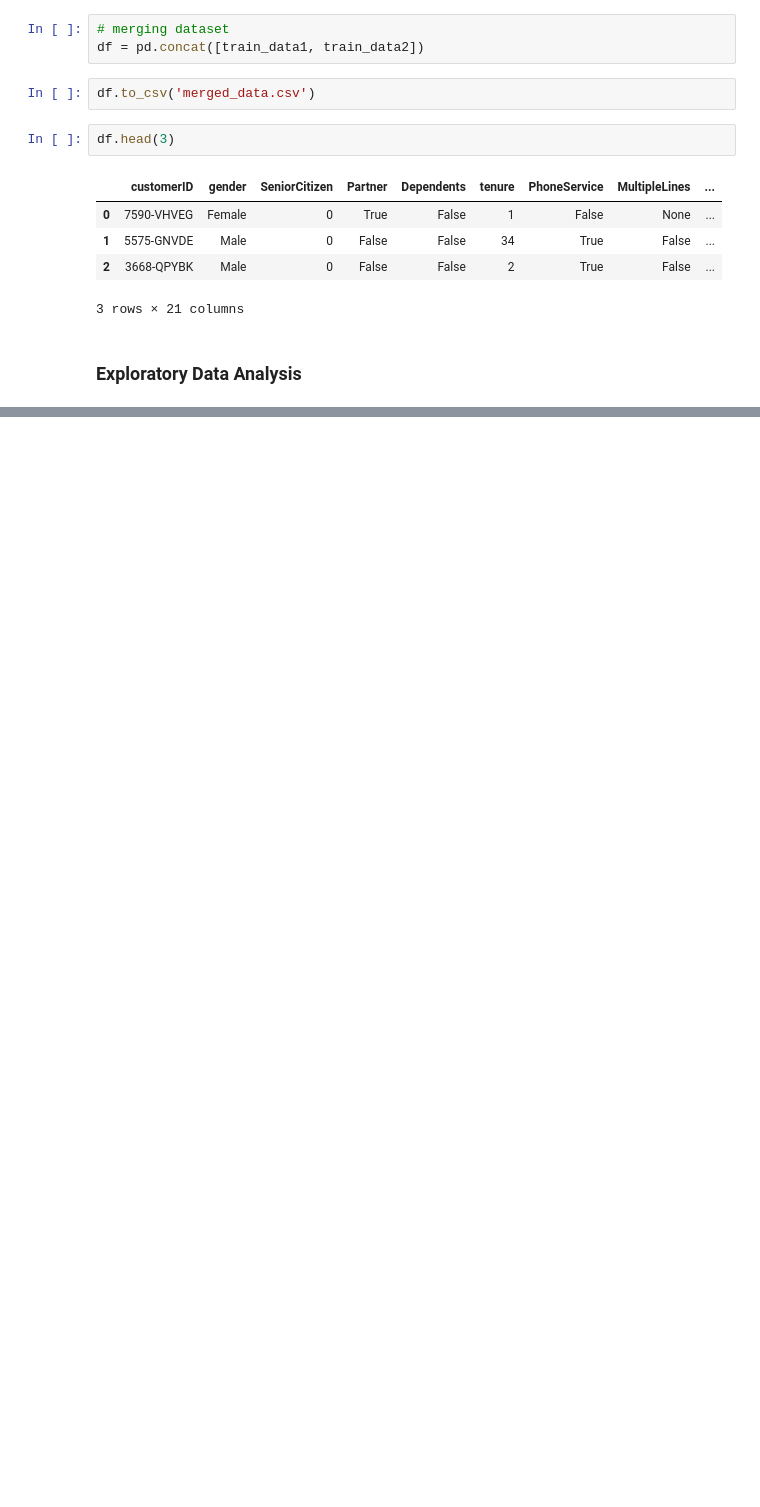
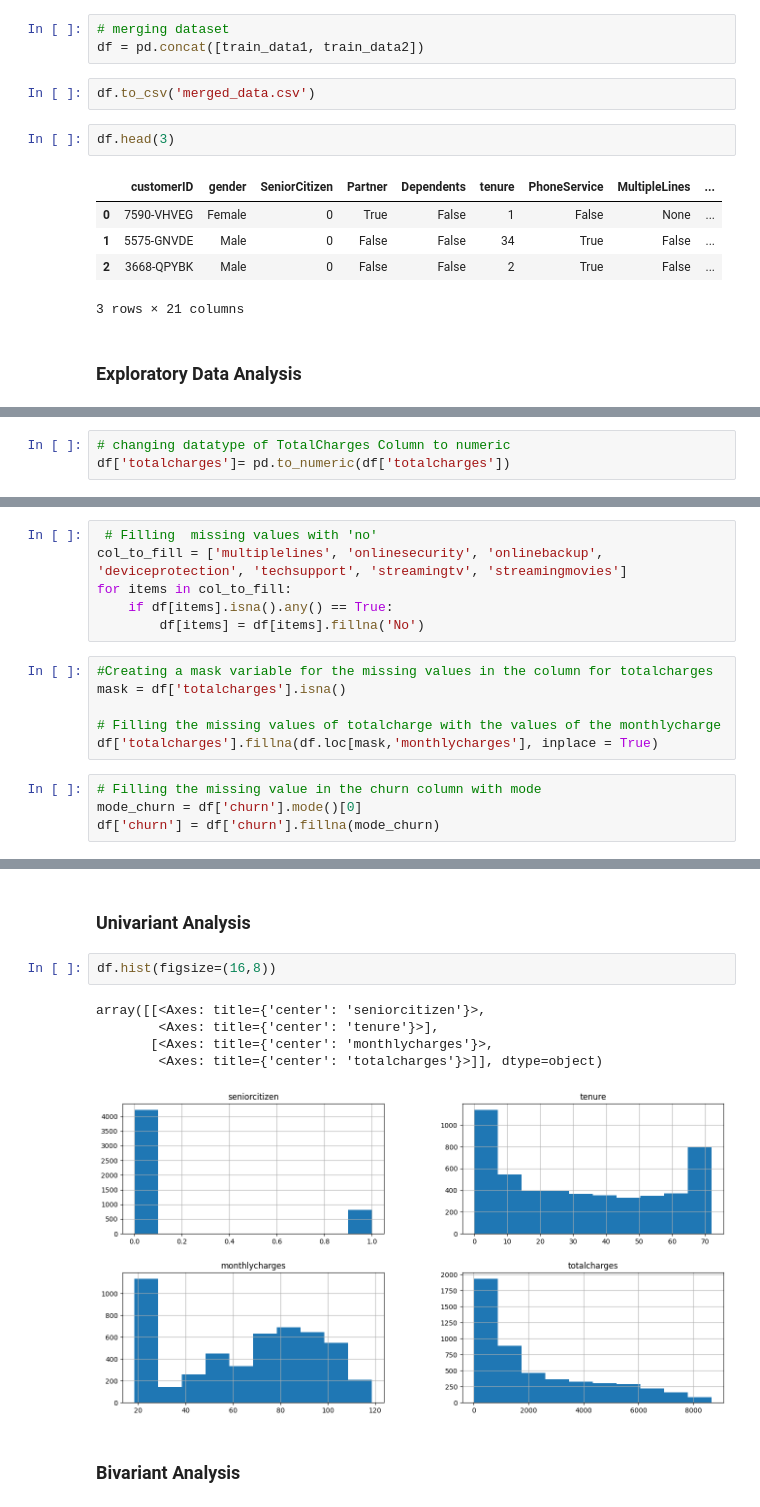
Before and after one commit to iakwatia/Customer-Churn-Prediction, a Jupyter notebook: Classification-customer churn prediction.ipynb, the cells around one changed output, grey strips where cells are left out. Drawn from its saved outputs; the diff is of its cells as text; blank space fills up the shorter version.

```diff
--- a/Classification-customer churn prediction.ipynb
+++ b/Classification-customer churn prediction.ipynb
@@ -161,0 +193,3 @@ memory usage: 866.8+ KB
+# %%
+# changing datatype of TotalCharges Column to numeric
+df['totalcharges']= pd.to_numeric(df['totalcharges'])
@@ -161,0 +228,16 @@ memory usage: 866.8+ KB
+# %%
+ # Filling  missing values with 'no'
+col_to_fill = ['multiplelines', 'onlinesecurity', 'onlinebackup', 'deviceprotection', 'techsupport', 'streamingtv', 'streamingmovies']
+for items in col_to_fill:
+    if df[items].isna().any() == True:
+        df[items] = df[items].fillna('No')
+# %%
+#Creating a mask variable for the missing values in the column for totalcharges
+mask = df['totalcharges'].isna()
+
+# Filling the missing values of totalcharge with the values of the monthlycharge
+df['totalcharges'].fillna(df.loc[mask,'monthlycharges'], inplace = True)
+# %%
+# Filling the missing value in the churn column with mode
+mode_churn = df['churn'].mode()[0]
+df['churn'] = df['churn'].fillna(mode_churn)
@@ -161,0 +315,12 @@ memory usage: 866.8+ KB
+# %% [markdown]
+### Univariant Analysis
+# %%
+df.hist(figsize=(16,8))
+# %% [output]
+array([[<Axes: title={'center': 'seniorcitizen'}>,
+        <Axes: title={'center': 'tenure'}>],
+       [<Axes: title={'center': 'monthlycharges'}>,
+        <Axes: title={'center': 'totalcharges'}>]], dtype=object)
+[figure, added]
+# %% [markdown]
+### Bivariant Analysis
```
Also changed, not shown: parts of 23 cells of this notebook, 2 other files.
